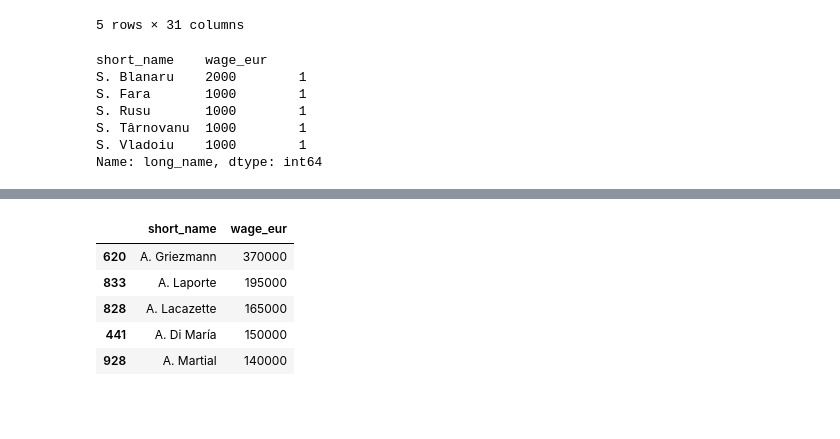
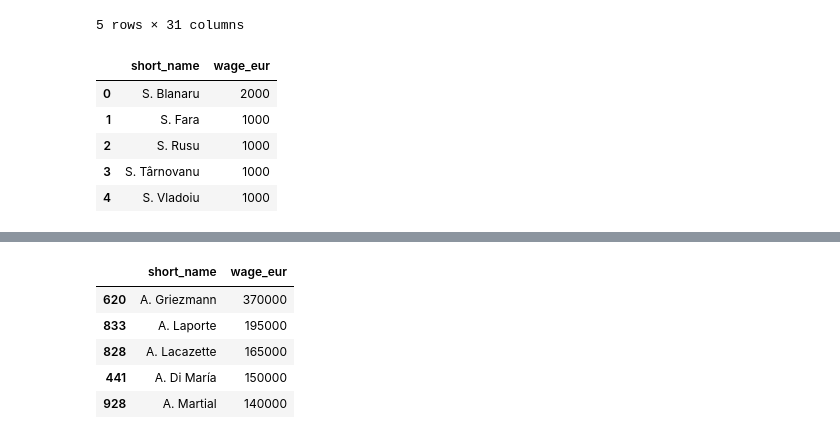
Before and after one commit to kiarakg/players_project, a Jupyter notebook: PlayersProject.ipynb, the cells around one changed output, grey strips where cells are left out. Cells and saved outputs as stored; diff of their text form; code cells hidden in the pictures; blank space fills up the shorter version.

```diff
--- a/PlayersProject.ipynb
+++ b/PlayersProject.ipynb
@@ -184,17 +185,18 @@ top5_players
 | 4 | S. Vladoiu | Stefan Vladoiu | 247949 | 20 | 12/28/98 | Romania | 178 | Normal | 73 | ... |
 5 rows × 31 columns
 # %%
-# Show top 5 players short name and wages
-top_wages = top5_players.groupby(['short_name','wage_eur'])['long_name'].count()
+# 7. Show top 5 players short name and wages
+# Calling 'top5_players' df, short_name and wage are filtered and decalred in 'wage'
+# Results show the first five players in the dataset and their wages
+top_wages = top5_players[['short_name','wage_eur']]
 top_wages
 # %% [output]
-short_name    wage_eur
-S. Blanaru    2000        1
-S. Fara       1000        1
-S. Rusu       1000        1
-S. Târnovanu  1000        1
-S. Vladoiu    1000        1
-Name: long_name, dtype: int64
+|  | short_name | wage_eur |
+| 0 | S. Blanaru | 2000 |
+| 1 | S. Fara | 1000 |
+| 2 | S. Rusu | 1000 |
+| 3 | S. Târnovanu | 1000 |
+| 4 | S. Vladoiu | 1000 |
 # %%
 sorted_df = df.sort_values("short_name")
 sorted_df
```
Also changed, not shown: parts of 4 cells of this notebook.
